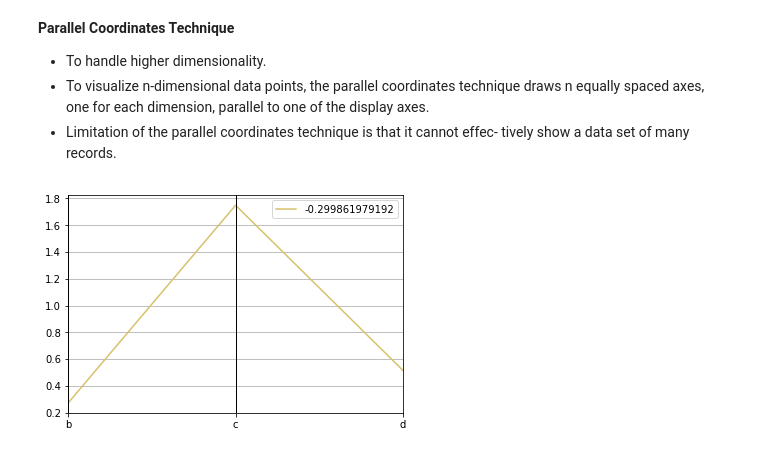
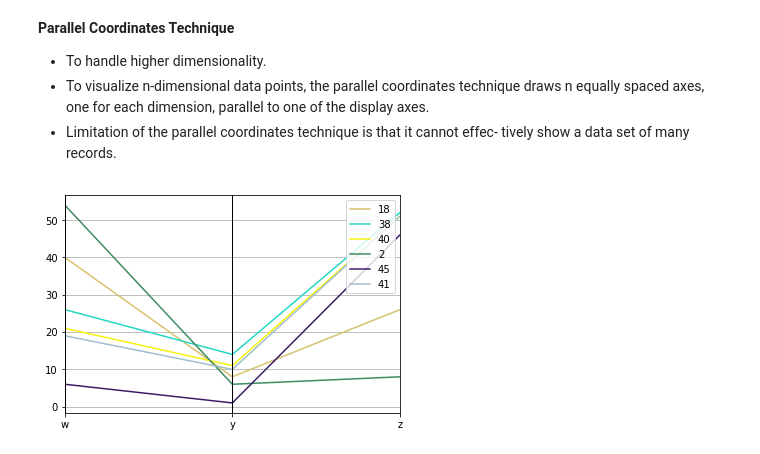
Before and after one commit to Jimachin/Data-Mining-Concepts-and-Techniques, a Jupyter notebook: Data Mining Concepts and Techniques.ipynb, the cells around one changed output. Cells and saved outputs as stored; diff of their text form; code cells hidden in the pictures.

```diff
--- a/Data Mining Concepts and Techniques.ipynb
+++ b/Data Mining Concepts and Techniques.ipynb
@@ -567,10 +567,10 @@ __Parallel Coordinates Technique__
 - Limitation of the parallel coordinates technique is that it cannot effec- tively show a data set of many records.
 # %%
 from pandas.tools.plotting import parallel_coordinates
-parallel_coordinates(df[0:1],'a')
+parallel_coordinates(df[0:6],'x')
 plt.show()
 # %% [output]
-[figure, old version]
+[figure, new version]
 # %% [markdown]
 ## Hierarchical Visualization Techniques (2.3.4)
 
```
Also changed, not shown: parts of 16 cells of this notebook.
